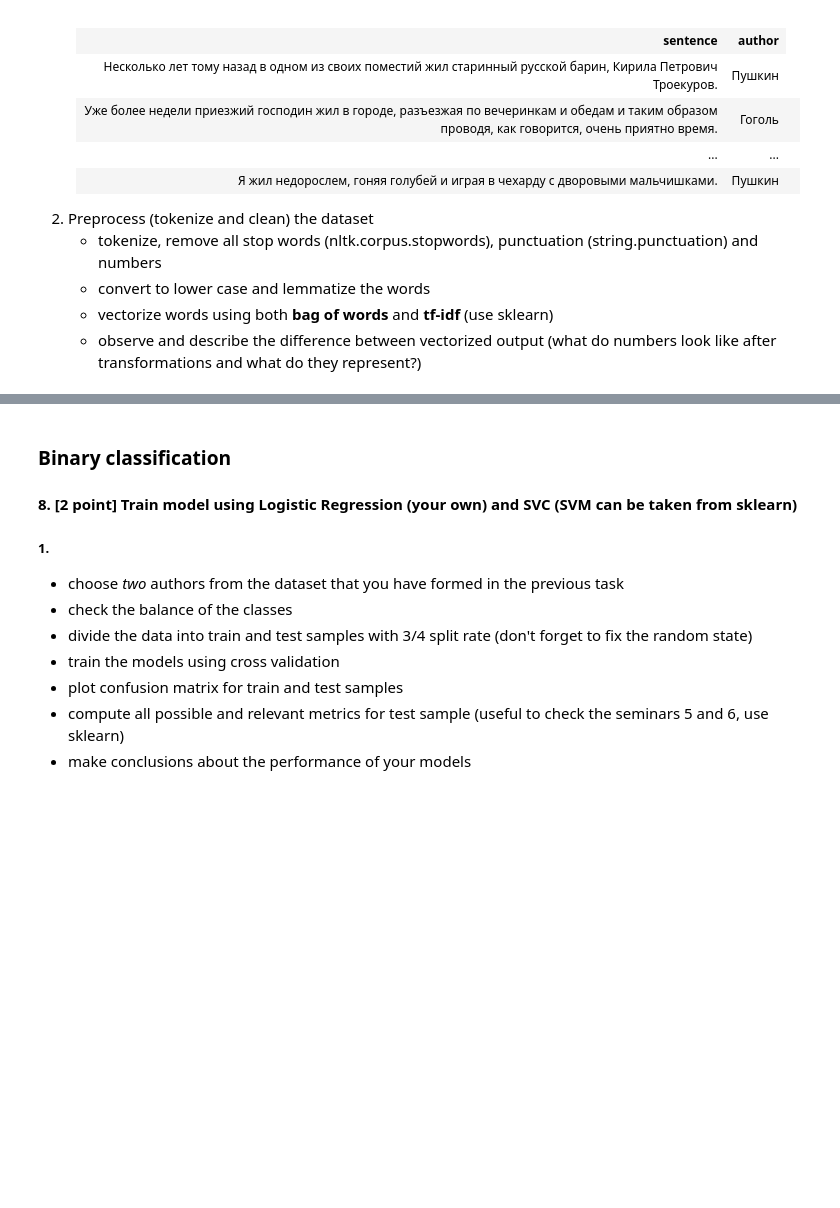
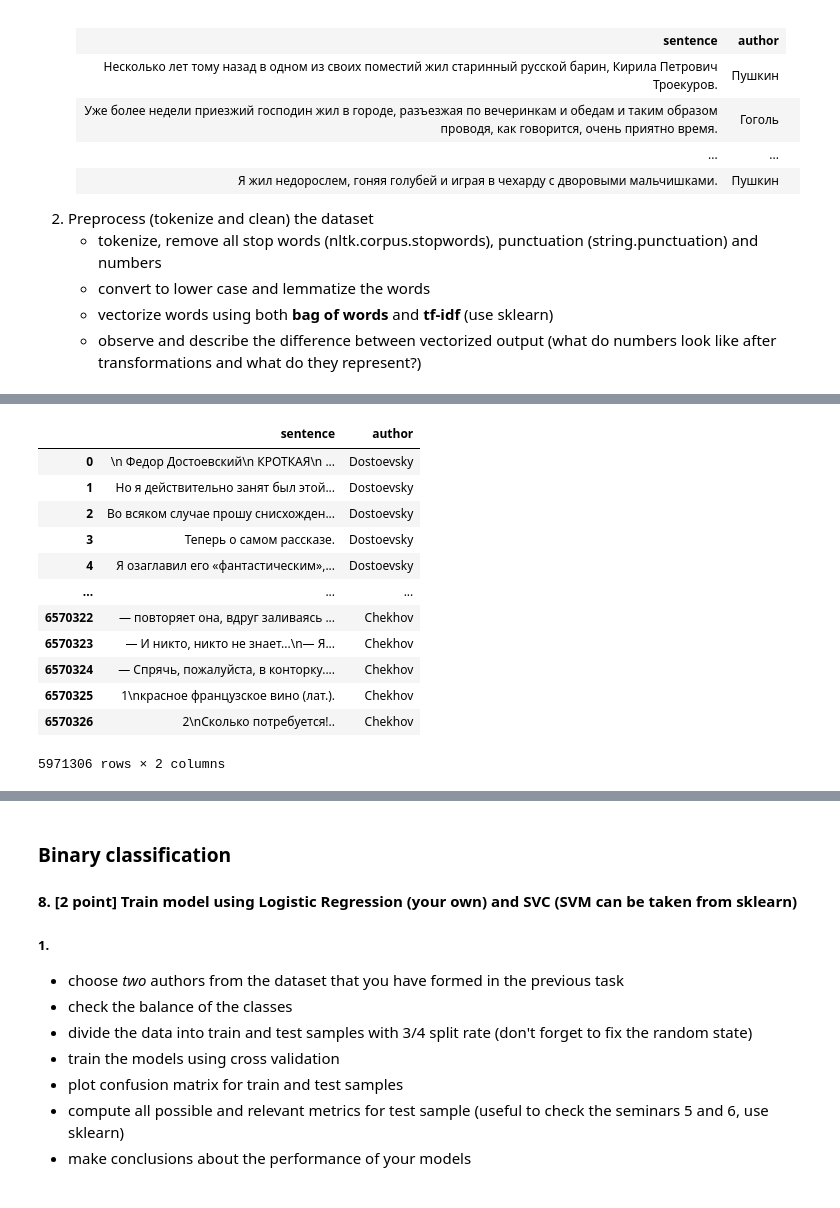
Before and after one commit to aamatevosyan/ml_se, a Jupyter notebook: hw/hw_3/HW3_v7.ipynb, the cells around one changed output, grey strips where cells are left out. Drawn from its saved outputs; the diff is of its cells as text; code cells hidden in the pictures; blank space fills up the shorter version.

```diff
--- a/hw/hw_3/HW3_v7.ipynb
+++ b/hw/hw_3/HW3_v7.ipynb
@@ -349,0 +411,20 @@ We are going to form a dataset that we will use in the following tasks for binar
+# %%
+for i in range(len(author_df)):
+    author_df[i] = author_df[i][author_df[i].sentence.str.len() >= 15]
+
+df = df[df.sentence.str.len() >= 15]
+df
+# %% [output]
+|  | sentence | author |
+| 0 | \n Федор Достоевский\n КРОТКАЯ\n ... | Dostoevsky |
+| 1 | Но я действительно занят был этой... | Dostoevsky |
+| 2 | Во всяком случае прошу снисхожден... | Dostoevsky |
+| 3 | Теперь о самом рассказе. | Dostoevsky |
+| 4 | Я озаглавил его «фантастическим»,... | Dostoevsky |
+| ... | ... | ... |
+| 6570322 | — повторяет она, вдруг заливаясь ... | Chekhov |
+| 6570323 | — И никто, никто не знает...\n— Я... | Chekhov |
+| 6570324 | — Спрячь, пожалуйста, в конторку.... | Chekhov |
+| 6570325 | 1\nкрасное французское вино (лат.). | Chekhov |
+| 6570326 | 2\nСколько потребуется!.. | Chekhov |
+5971306 rows × 2 columns
```
Also changed, not shown: parts of 21 cells of this notebook, 4 other files.
